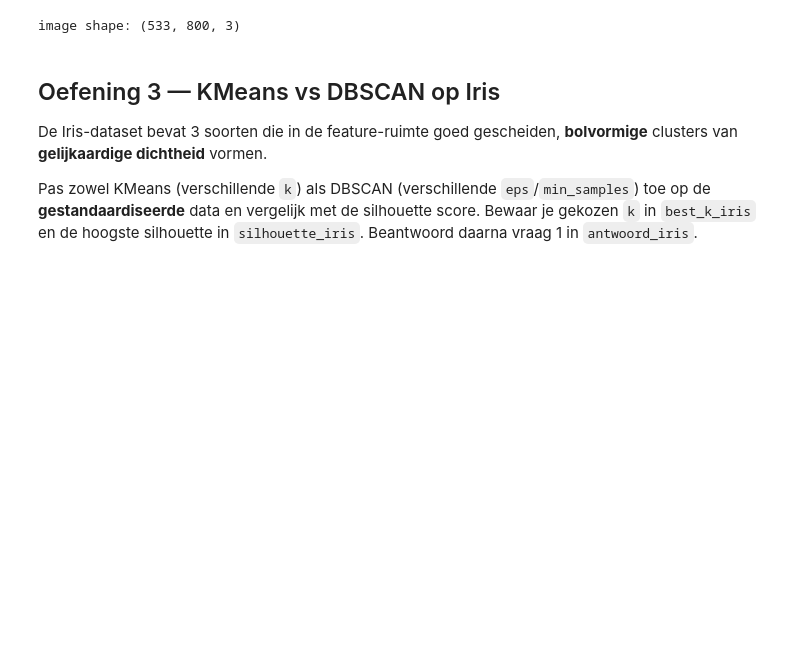
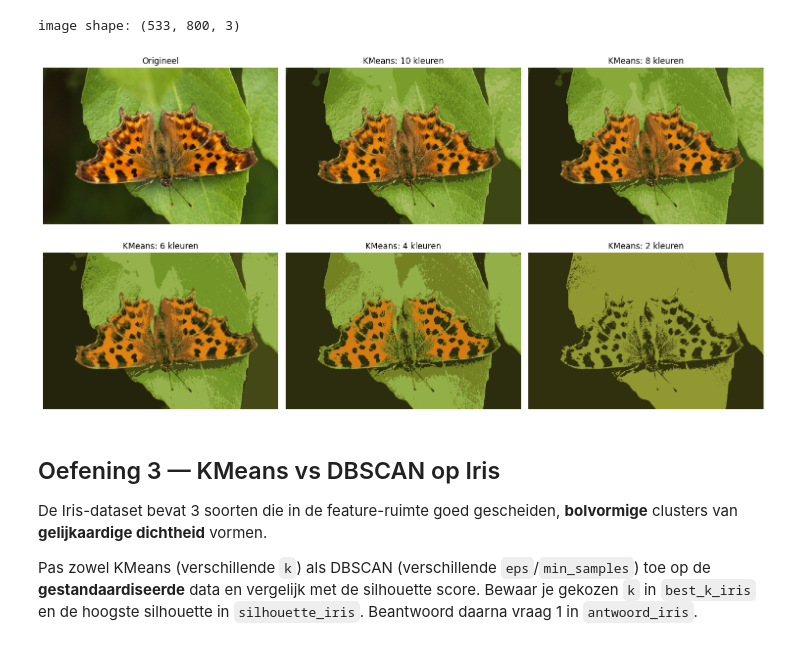
Before and after one commit to NGO-AP/ML-Algo-student, a Jupyter notebook: exercises_with_checks/week06/kmeans_dbscan_checkpoint_opgave_01.ipynb, the cells around one changed output. Saved outputs shown, nothing was run; the diff lists cells and outputs as text; code cells hidden in the pictures; blank space fills up the shorter version.

```diff
--- a/exercises_with_checks/week06/kmeans_dbscan_checkpoint_opgave_01.ipynb
+++ b/exercises_with_checks/week06/kmeans_dbscan_checkpoint_opgave_01.ipynb
@@ -85,15 +103,35 @@ image shape: (533, 800, 3)
 # %%
 # TODO: train voor elk aantal kleuren een KMeans (random_state=42, n_init=10)
 # op X, vervang elke pixel door de centroidkleur van zijn cluster en hervorm
 # terug naar image.shape. Bewaar alles in segmented_imgs (volgorde van n_colors).
 n_colors = (10, 8, 6, 4, 2)
 segmented_imgs = []
 for n_clusters in n_colors:
     kmeans = KMeans(n_clusters=n_clusters, random_state=42, n_init=10)
     labels = kmeans.fit_predict(X)
     centroids = kmeans.cluster_centers_
     segmented_img = centroids[labels]
     segmented_imgs.append(segmented_img.reshape(image.shape).astype(np.uint8))
+
+plt.figure(figsize=(15, 8))
+
+# Toon originele afbeelding
+plt.subplot(2, 3, 1)
+plt.imshow(image)
+plt.title("Origineel")
+plt.axis('off')
+
+# Toon alle bewerkte afbeeldingen in de loop
+for i, (n, img) in enumerate(zip(n_colors, segmented_imgs)):
+    plt.subplot(2, 3, i + 2)
+    plt.imshow(img)
+    plt.title(f"KMeans: {n} kleuren")
+    plt.axis('off')
+
+plt.tight_layout()
+plt.show()
+# %% [output]
+[figure, added]
 # %% [markdown]
 ## Oefening 3 — KMeans vs DBSCAN op Iris
 
```
Also changed, not shown: parts of 5 cells of this notebook, 1 other file.
